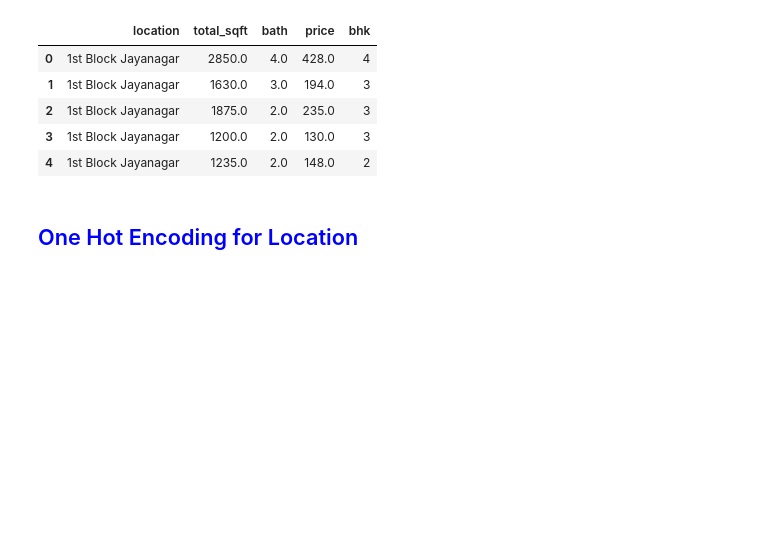
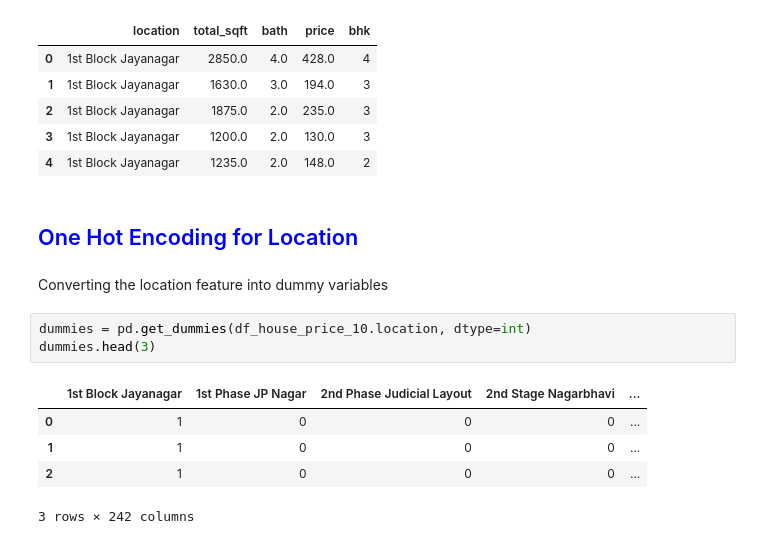
Before and after one commit to GokulPrakashK98/HousePredictionModel, a Jupyter notebook: Project.ipynb, the cells around one changed output. Drawn from its saved outputs; the diff is of its cells as text; blank space fills up the shorter version.

```diff
--- a/Project.ipynb
+++ b/Project.ipynb
@@ -474,3 +474,14 @@ df_house_price_10.head()
 | 4 | 1st Block Jayanagar | 1235.0 | 2.0 | 148.0 | 2 |
 # %% [markdown]
 <h2 style='color:blue'>One Hot Encoding for Location</h2>
+# %% [markdown]
+Converting the location feature into dummy variables
+# %%
+dummies = pd.get_dummies(df_house_price_10.location, dtype=int)
+dummies.head(3)
+# %% [output]
+|  | 1st Block Jayanagar | 1st Phase JP Nagar | 2nd Phase Judicial Layout | 2nd Stage Nagarbhavi | ... |
+| 0 | 1 | 0 | 0 | 0 | ... |
+| 1 | 1 | 0 | 0 | 0 | ... |
+| 2 | 1 | 0 | 0 | 0 | ... |
+3 rows × 242 columns
```
Also changed, not shown: parts of 24 cells of this notebook, 2 other files.
